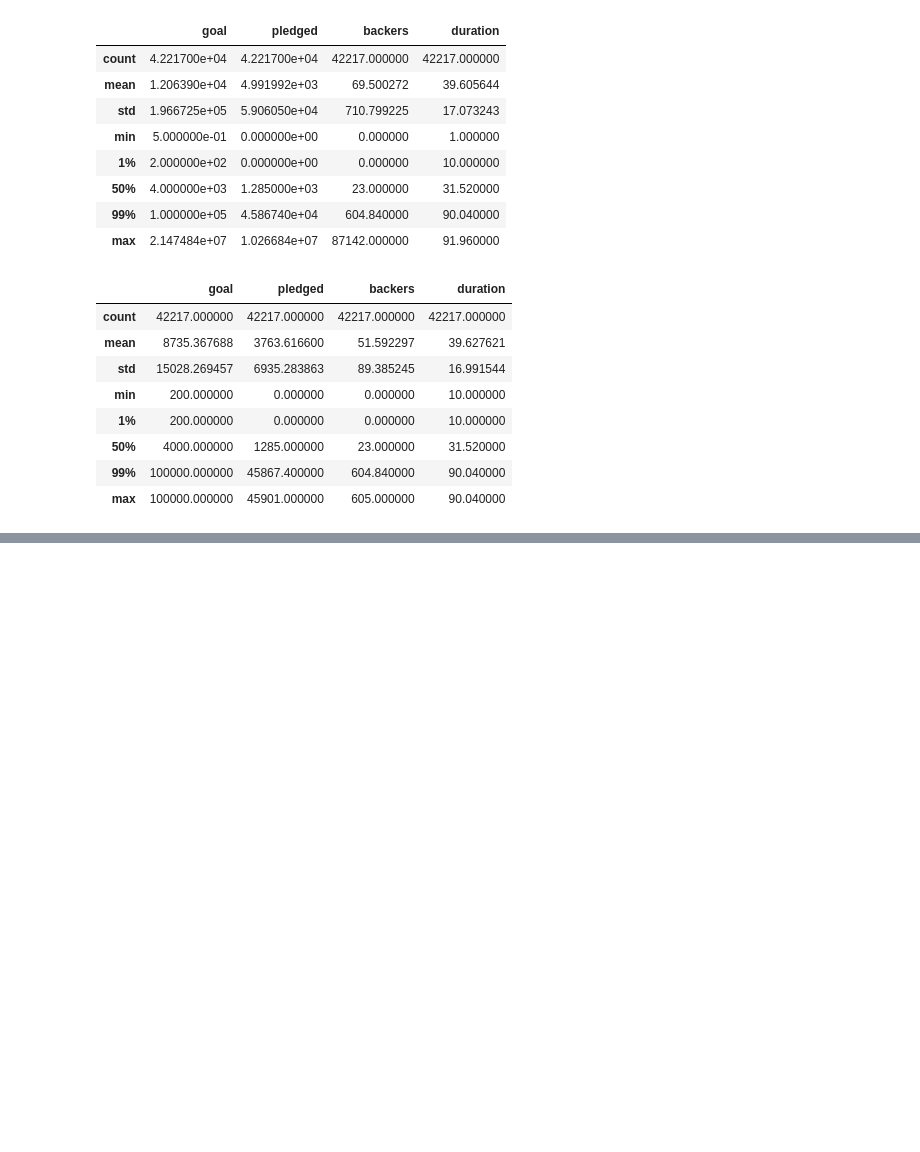
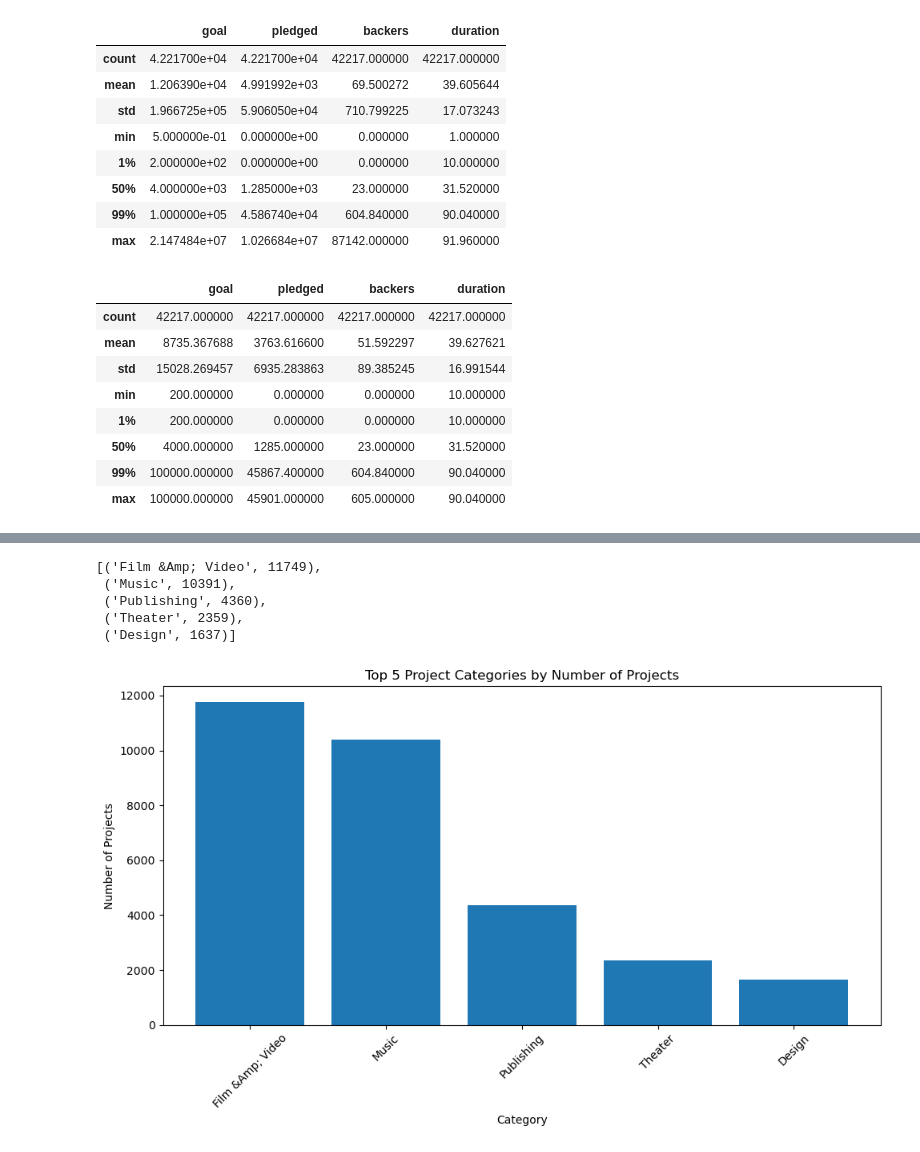
Before and after one commit to lc430/bttai-fall-ai-studio-project-repo, a Jupyter notebook: AI_Studio_Team_16.ipynb, the cells around one changed output, grey strips where cells are left out. Saved outputs shown, nothing was run; the diff lists cells and outputs as text; code cells hidden in the pictures; blank space fills up the shorter version.

```diff
--- a/AI_Studio_Team_16.ipynb
+++ b/AI_Studio_Team_16.ipynb
@@ -216,0 +254,4 @@ df[['goal', 'pledged', 'backers', 'duration']].describe(percentiles=[0.01, 0.99]
+# %%
+# Category columns
+category_cols = [col for col in df.columns if col.startswith('category_')]
+category_cols
@@ -216,0 +272,33 @@ df[['goal', 'pledged', 'backers', 'duration']].describe(percentiles=[0.01, 0.99]
+# %%
+category_counts = {}
+for col in category_cols:
+    category_name = col.replace('category_', '').title()
+    count = df[col].sum()
+    if count > 0:
+        category_counts[category_name] = count
+
+top_categories = sorted(category_counts.items(), key=lambda x: x[1], reverse=True)[:5]
+
+top_categories
+# %% [output]
+[('Film &Amp; Video', 11749),
+ ('Music', 10391),
+ ('Publishing', 4360),
+ ('Theater', 2359),
+ ('Design', 1637)]
+# %%
+plt.figure(figsize=(10, 6))
+categories = [cat for cat, count in top_categories]
+counts = [count for cat, count in top_categories]
+
+#print(categories, counts)
+
+plt.bar(categories, counts)
+plt.title('Top 5 Project Categories by Number of Projects')
+plt.xlabel('Category')
+plt.ylabel('Number of Projects')
+plt.xticks(rotation=45)
+plt.tight_layout()
+plt.show()
+# %% [output]
+[figure, added]
```
Also changed, not shown: parts of 14 cells of this notebook.
